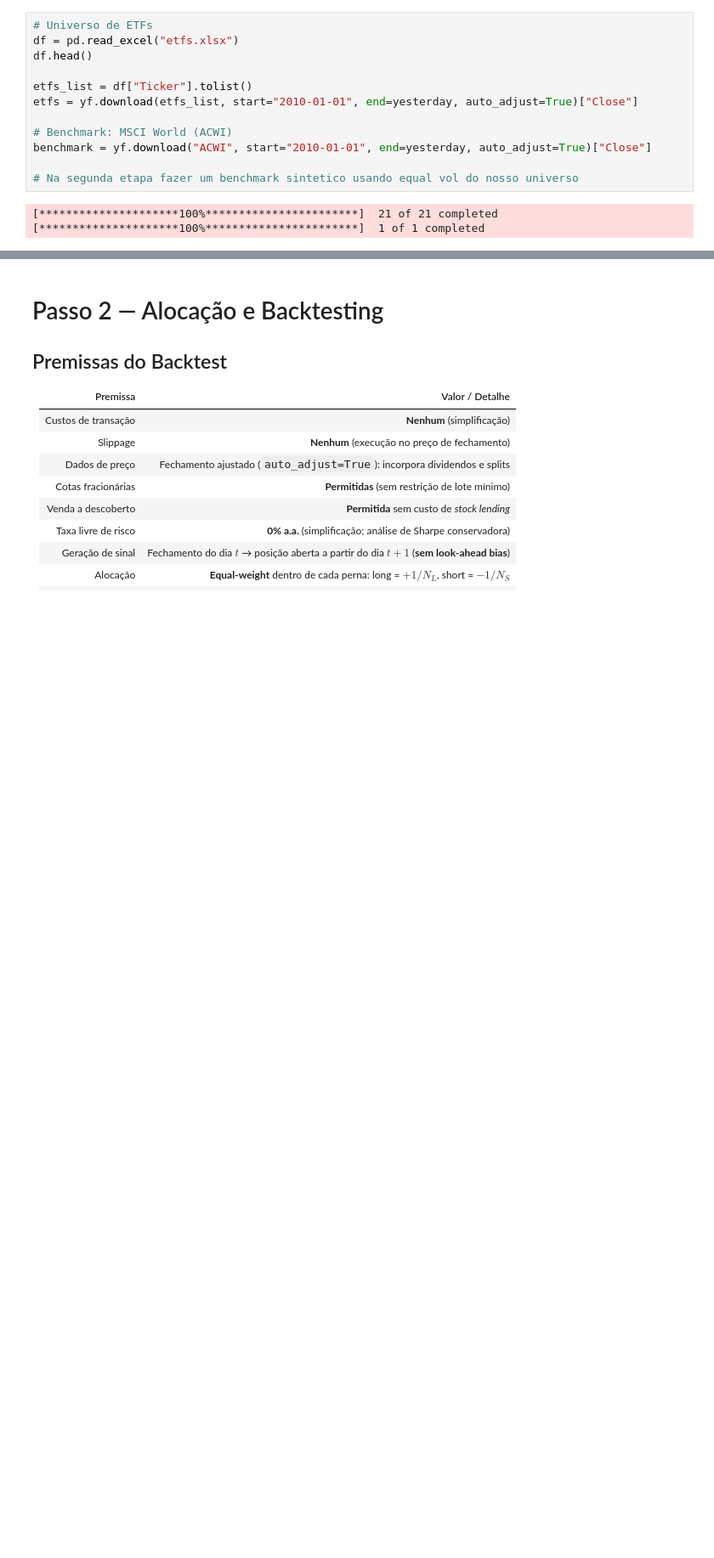
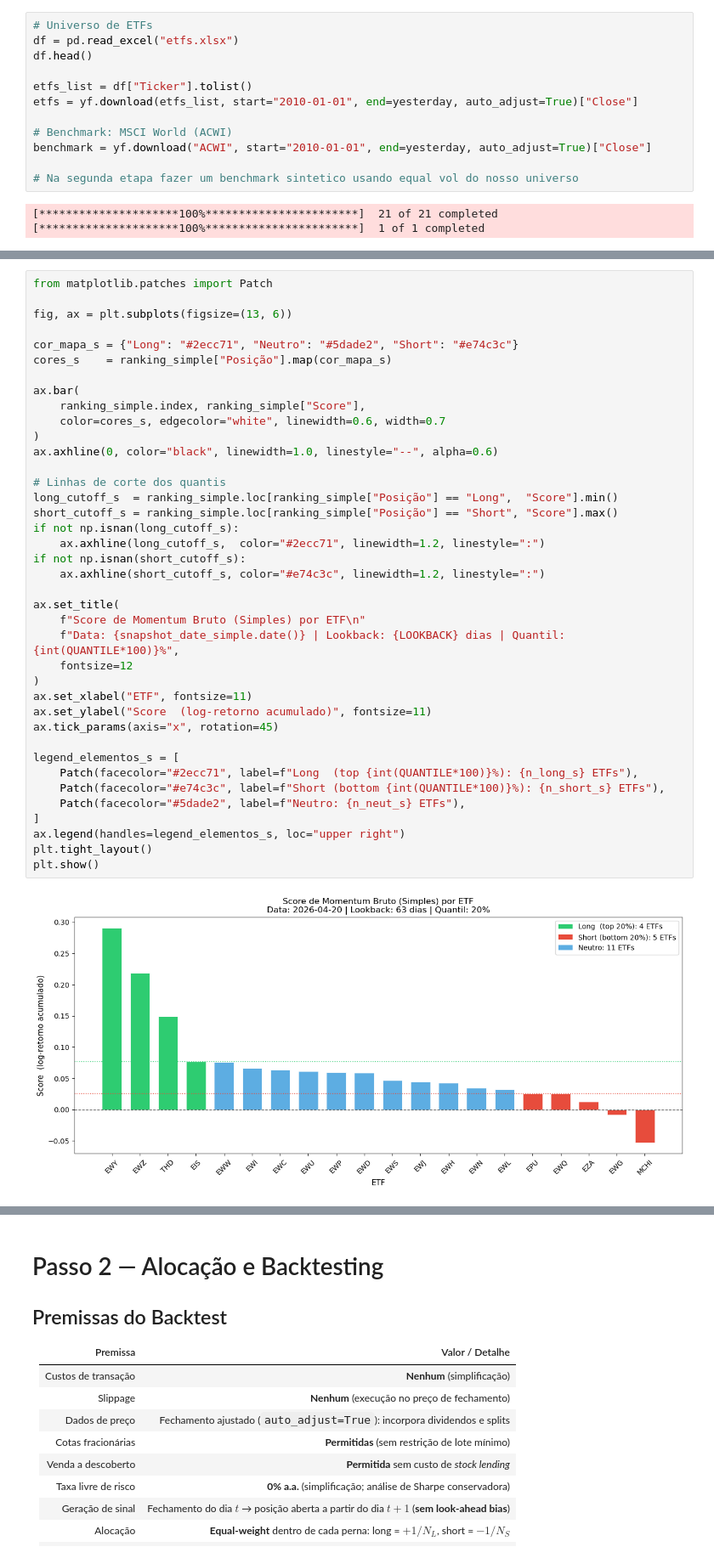
Before and after one commit to tomasmiele/etf_strategy, a Jupyter notebook: strategy.ipynb, the cells around one changed output, grey strips where cells are left out. Shown at 85% size. Drawn from its saved outputs; the diff is of its cells as text; blank space fills up the shorter version.

```diff
--- a/strategy.ipynb
+++ b/strategy.ipynb
@@ -92,0 +357,41 @@ Parâmetros base → Lookback: 63d | Rebalanceamento: 21d | Quantil: 20%
+# %%
+from matplotlib.patches import Patch
+
+fig, ax = plt.subplots(figsize=(13, 6))
+
+cor_mapa_s = {"Long": "#2ecc71", "Neutro": "#5dade2", "Short": "#e74c3c"}
+cores_s    = ranking_simple["Posição"].map(cor_mapa_s)
+
+ax.bar(
+    ranking_simple.index, ranking_simple["Score"],
+    color=cores_s, edgecolor="white", linewidth=0.6, width=0.7
+)
+ax.axhline(0, color="black", linewidth=1.0, linestyle="--", alpha=0.6)
+
+# Linhas de corte dos quantis
+long_cutoff_s  = ranking_simple.loc[ranking_simple["Posição"] == "Long",  "Score"].min()
+short_cutoff_s = ranking_simple.loc[ranking_simple["Posição"] == "Short", "Score"].max()
+if not np.isnan(long_cutoff_s):
+    ax.axhline(long_cutoff_s,  color="#2ecc71", linewidth=1.2, linestyle=":")
+if not np.isnan(short_cutoff_s):
+    ax.axhline(short_cutoff_s, color="#e74c3c", linewidth=1.2, linestyle=":")
+
+ax.set_title(
+    f"Score de Momentum Bruto (Simples) por ETF\n"
+    f"Data: {snapshot_date_simple.date()} | Lookback: {LOOKBACK} dias | Quantil: {int(QUANTILE*100)}%",
+    fontsize=12
+)
+ax.set_xlabel("ETF", fontsize=11)
+ax.set_ylabel("Score  (log-retorno acumulado)", fontsize=11)
+ax.tick_params(axis="x", rotation=45)
+
+legend_elementos_s = [
+    Patch(facecolor="#2ecc71", label=f"Long  (top {int(QUANTILE*100)}%): {n_long_s} ETFs"),
+    Patch(facecolor="#e74c3c", label=f"Short (bottom {int(QUANTILE*100)}%): {n_short_s} ETFs"),
+    Patch(facecolor="#5dade2", label=f"Neutro: {n_neut_s} ETFs"),
+]
+ax.legend(handles=legend_elementos_s, loc="upper right")
+plt.tight_layout()
+plt.show()
+# %% [output]
+[figure, added]
```
Also changed, not shown: parts of 25 cells of this notebook.
